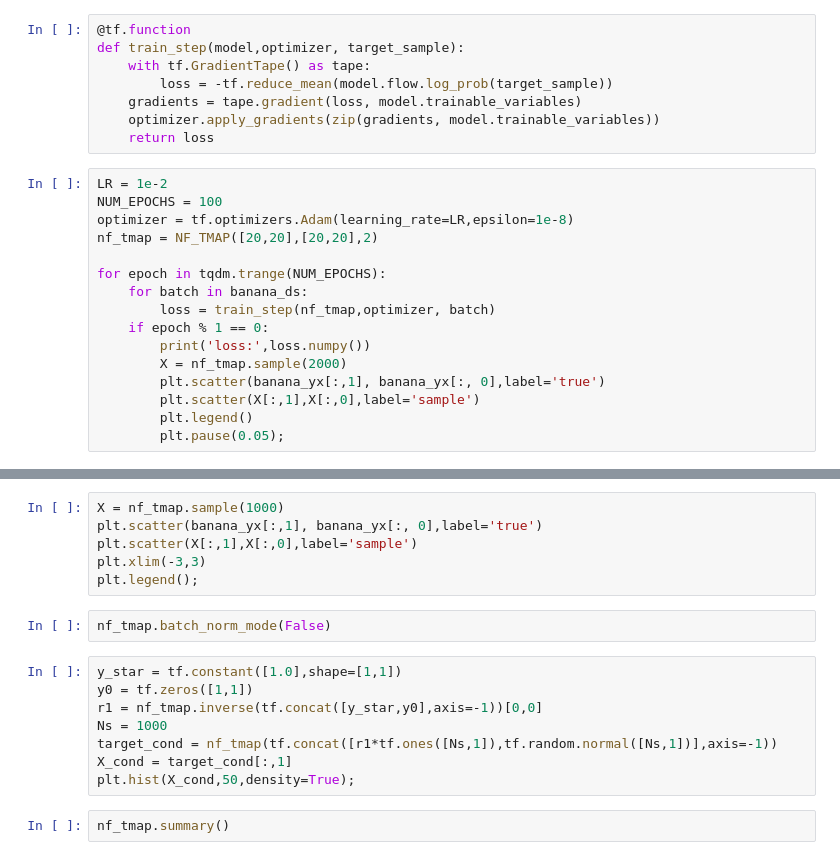
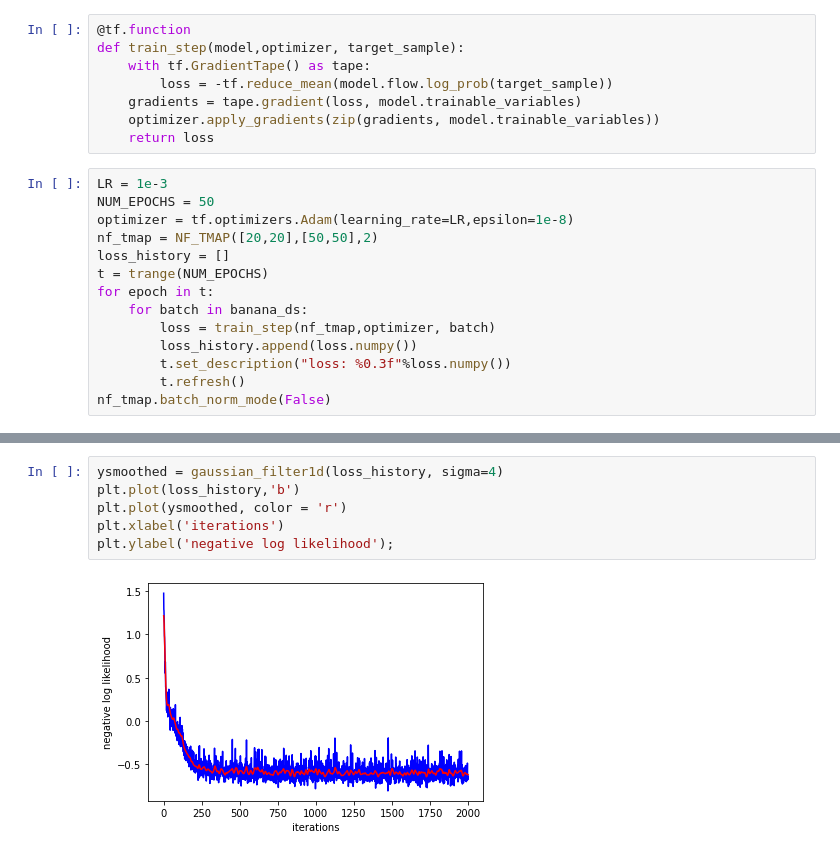
Before and after one commit to CaseyLeeDowdle/TransportNets, a Jupyter notebook: examples/banana/FFJORD-realNVP-Block-NF-Banana.ipynb, the cells around one changed output, grey strips where cells are left out. Saved outputs shown, nothing was run; the diff lists cells and outputs as text.

```diff
--- a/examples/banana/FFJORD-realNVP-Block-NF-Banana.ipynb
+++ b/examples/banana/FFJORD-realNVP-Block-NF-Banana.ipynb
@@ -141,18 +146,16 @@ def train_step(model,optimizer, target_sample):
     optimizer.apply_gradients(zip(gradients, model.trainable_variables))
     return loss
 # %%
-LR = 1e-2
-NUM_EPOCHS = 100
+LR = 1e-3
+NUM_EPOCHS = 50
 optimizer = tf.optimizers.Adam(learning_rate=LR,epsilon=1e-8)
-nf_tmap = NF_TMAP([20,20],[20,20],2)
-
-for epoch in tqdm.trange(NUM_EPOCHS):
+nf_tmap = NF_TMAP([20,20],[50,50],2)
+loss_history = []
+t = trange(NUM_EPOCHS)
+for epoch in t:
     for batch in banana_ds:
         loss = train_step(nf_tmap,optimizer, batch)
-    if epoch % 1 == 0:
-        print('loss:',loss.numpy())
-        X = nf_tmap.sample(2000)
-        plt.scatter(banana_yx[:,1], banana_yx[:, 0],label='true')
-        plt.scatter(X[:,1],X[:,0],label='sample')
-        plt.legend()
-        plt.pause(0.05);
+        loss_history.append(loss.numpy())
+        t.set_description("loss: %0.3f"%loss.numpy())
+        t.refresh()
+nf_tmap.batch_norm_mode(False)
@@ -192,21 +162,11 @@ loss: 3.1789837
-# %%
-X = nf_tmap.sample(1000)
-plt.scatter(banana_yx[:,1], banana_yx[:, 0],label='true')
-plt.scatter(X[:,1],X[:,0],label='sample')
-plt.xlim(-3,3)
-plt.legend();
-# %%
-nf_tmap.batch_norm_mode(False)
-# %%
-y_star = tf.constant([1.0],shape=[1,1])
-y0 = tf.zeros([1,1])
-r1 = nf_tmap.inverse(tf.concat([y_star,y0],axis=-1))[0,0]
-Ns = 1000
-target_cond = nf_tmap(tf.concat([r1*tf.ones([Ns,1]),tf.random.normal([Ns,1])],axis=-1))
-X_cond = target_cond[:,1]
-plt.hist(X_cond,50,density=True);
-# %%
-nf_tmap.summary()
+# %%
+ysmoothed = gaussian_filter1d(loss_history, sigma=4)
+plt.plot(loss_history,'b')
+plt.plot(ysmoothed, color = 'r')
+plt.xlabel('iterations')
+plt.ylabel('negative log likelihood');
+# %% [output]
+[figure, added]
 # %%
 import seaborn as sns
 def plot_density(data,axis):
```
Also changed, not shown: parts of 5 cells of this notebook, 3 other files.
